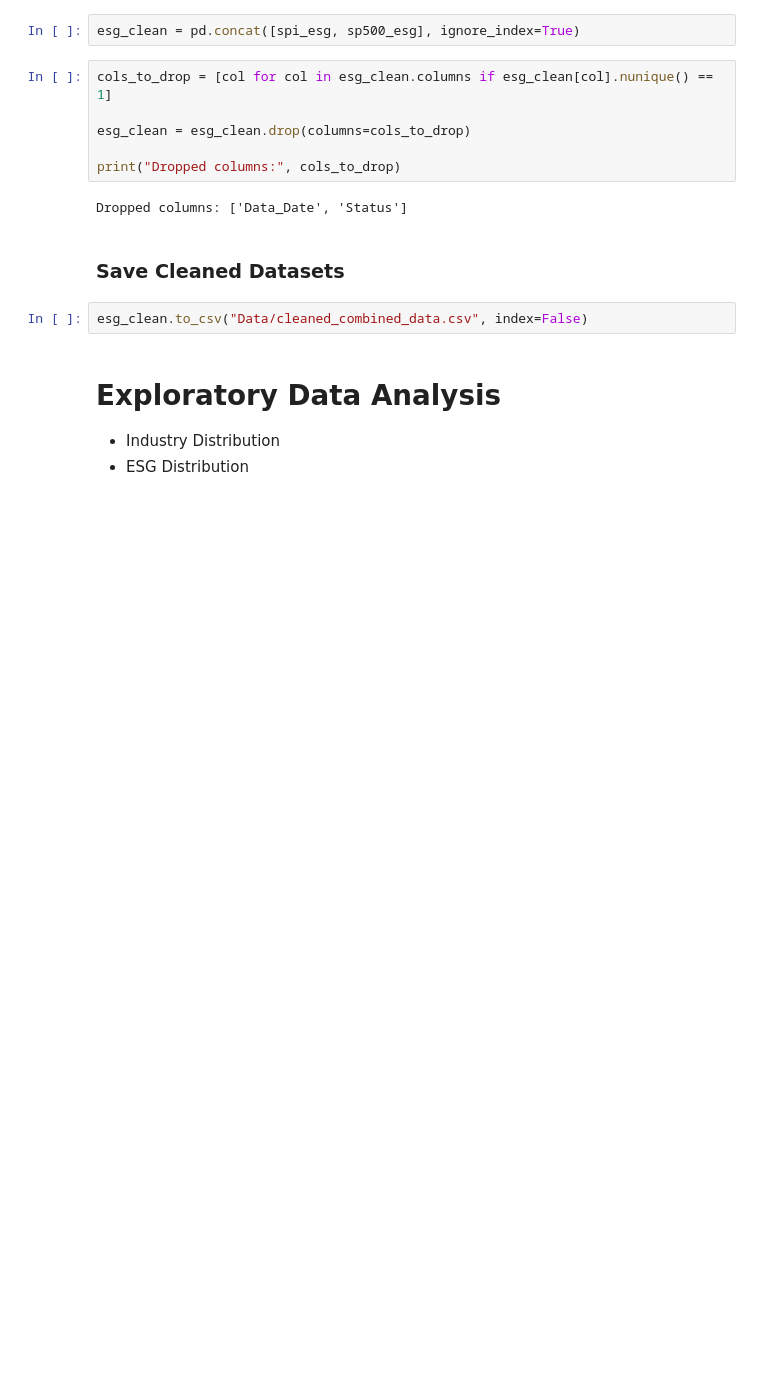
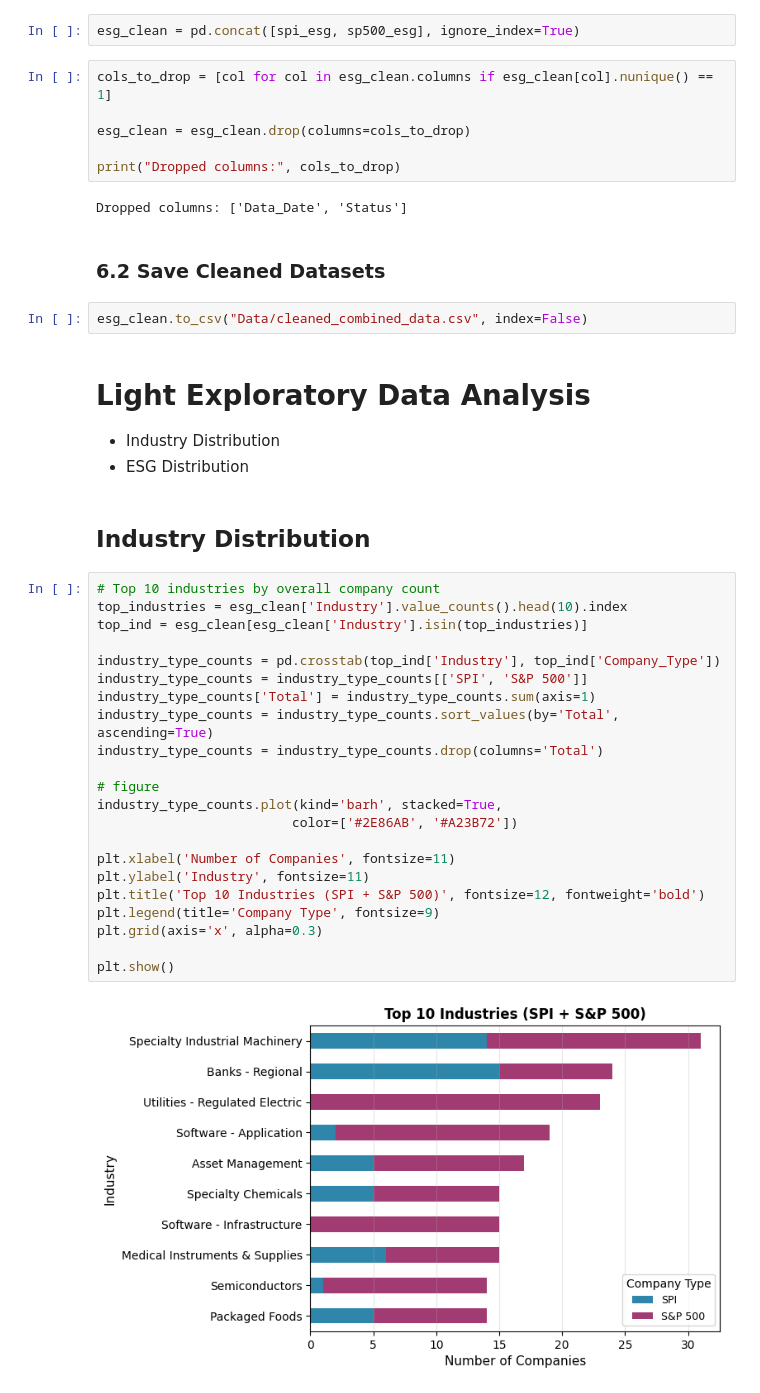
Before and after one commit to Biaancabe/W.MSCIDS_CIP02.H25_BB_MT_XS, a Jupyter notebook: Data Prep.ipynb, the cells around one changed output. Saved outputs shown, nothing was run; the diff lists cells and outputs as text; blank space fills up the shorter version.

```diff
--- a/Data Prep.ipynb
+++ b/Data Prep.ipynb
@@ -851,10 +834,36 @@ print("Dropped columns:", cols_to_drop)
 # %% [output]
 Dropped columns: ['Data_Date', 'Status']
 # %% [markdown]
-### Save Cleaned Datasets
+### 6.2 Save Cleaned Datasets
 # %%
 esg_clean.to_csv("Data/cleaned_combined_data.csv", index=False)
 # %% [markdown]
-# Exploratory Data Analysis
+# Light Exploratory Data Analysis
 - Industry Distribution
 - ESG Distribution
+# %% [markdown]
+## Industry Distribution
+# %%
+# Top 10 industries by overall company count
+top_industries = esg_clean['Industry'].value_counts().head(10).index
+top_ind = esg_clean[esg_clean['Industry'].isin(top_industries)]
+
+industry_type_counts = pd.crosstab(top_ind['Industry'], top_ind['Company_Type'])
+industry_type_counts = industry_type_counts[['SPI', 'S&P 500']]
+industry_type_counts['Total'] = industry_type_counts.sum(axis=1)
+industry_type_counts = industry_type_counts.sort_values(by='Total', ascending=True)
+industry_type_counts = industry_type_counts.drop(columns='Total')
+
+# figure
+industry_type_counts.plot(kind='barh', stacked=True,
+                         color=['#2E86AB', '#A23B72'])
+
+plt.xlabel('Number of Companies', fontsize=11)
+plt.ylabel('Industry', fontsize=11)
+plt.title('Top 10 Industries (SPI + S&P 500)', fontsize=12, fontweight='bold')
+plt.legend(title='Company Type', fontsize=9)
+plt.grid(axis='x', alpha=0.3)
+
+plt.show()
+# %% [output]
+[figure, added]
```
Also changed, not shown: parts of 24 cells of this notebook.
